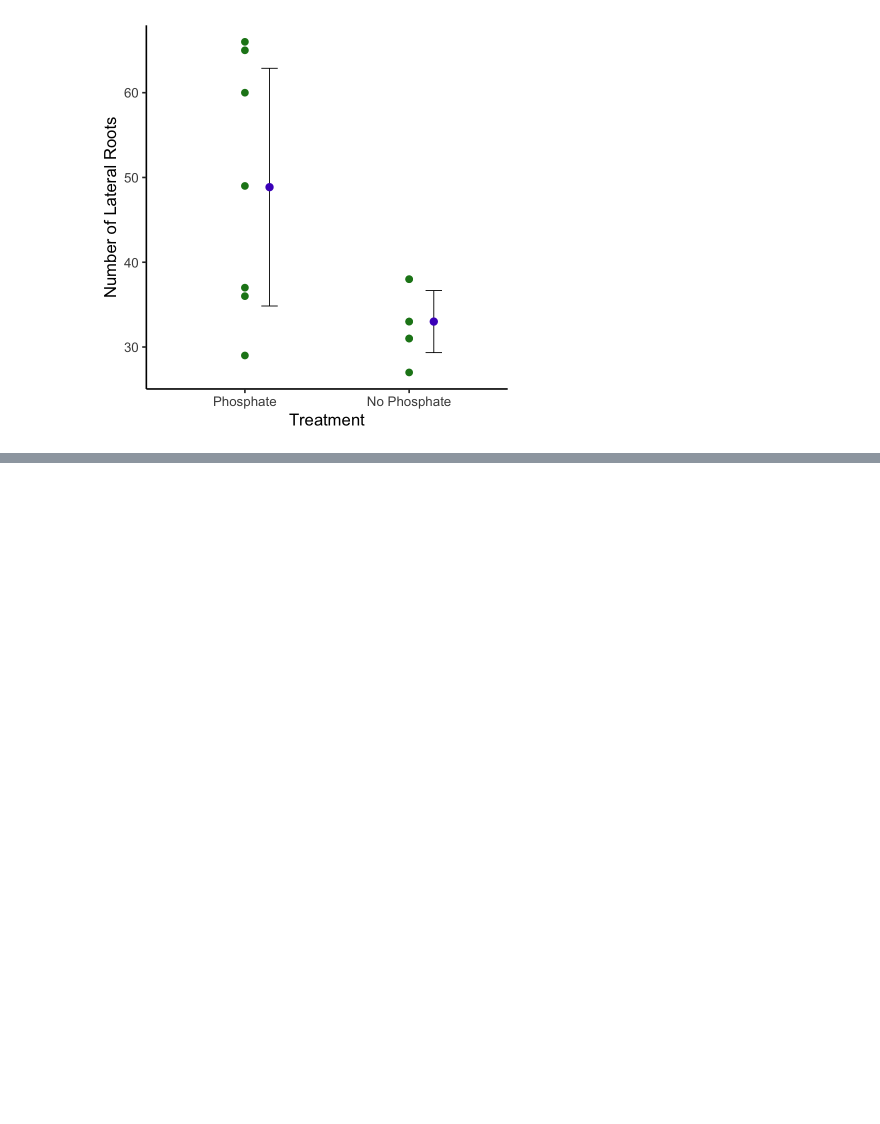
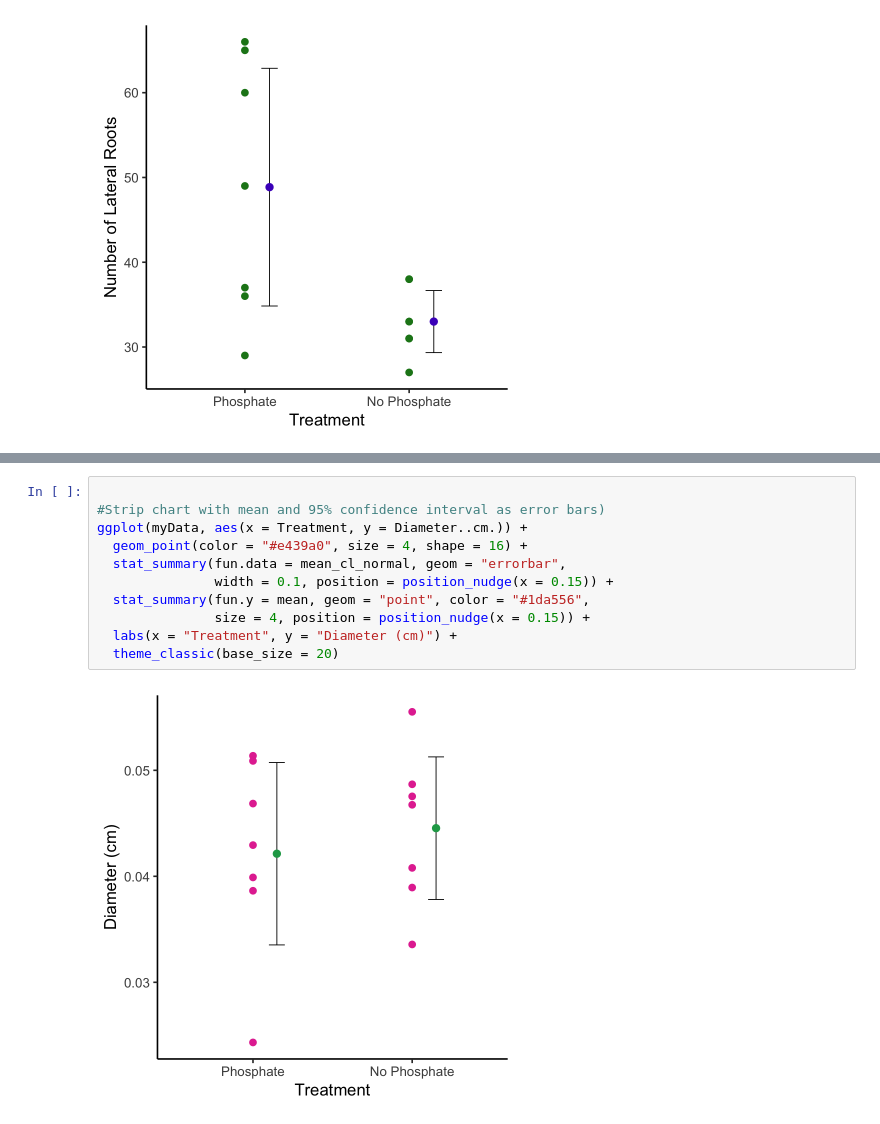
Before and after one commit to piqueen314/RootMorphology, a Jupyter notebook: RootMorphology.ipynb, the cells around one changed output, grey strips where cells are left out. Saved outputs shown, nothing was run; the diff lists cells and outputs as text; blank space fills up the shorter version.

```diff
--- a/RootMorphology.ipynb
+++ b/RootMorphology.ipynb
@@ -567,0 +769,13 @@ ggplot(myData, aes(x = Treatment, y = Number.of.Lateral.Roots)) +
+# %%
+
+#Strip chart with mean and 95% confidence interval as error bars)
+ggplot(myData, aes(x = Treatment, y = Diameter..cm.)) +
+  geom_point(color = "#e439a0", size = 4, shape = 16) +
+  stat_summary(fun.data = mean_cl_normal, geom = "errorbar",
+               width = 0.1, position = position_nudge(x = 0.15)) +
+  stat_summary(fun.y = mean, geom = "point", color = "#1da556",
+               size = 4, position = position_nudge(x = 0.15)) +
+  labs(x = "Treatment", y = "Diameter (cm)") +
+  theme_classic(base_size = 20)
+# %% [output]
+[figure, added]
```
Also changed, not shown: parts of 28 cells of this notebook.
